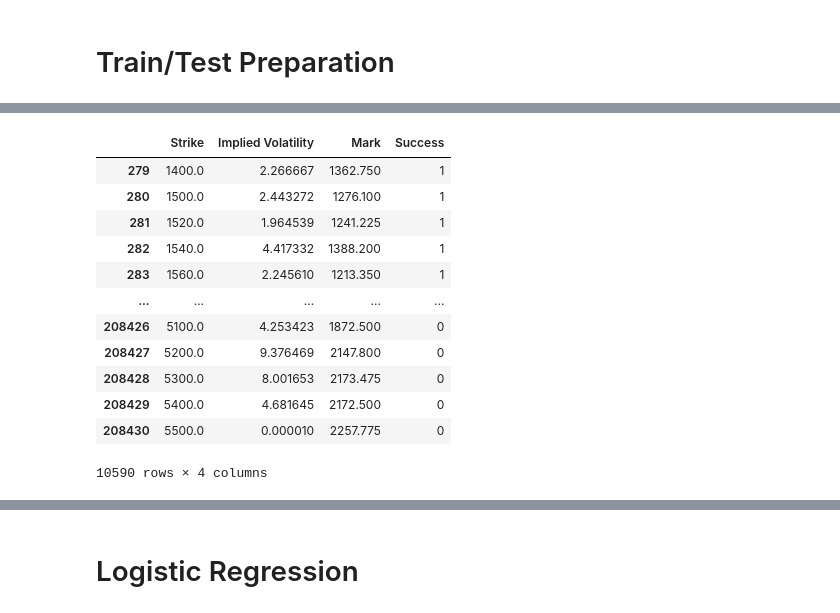
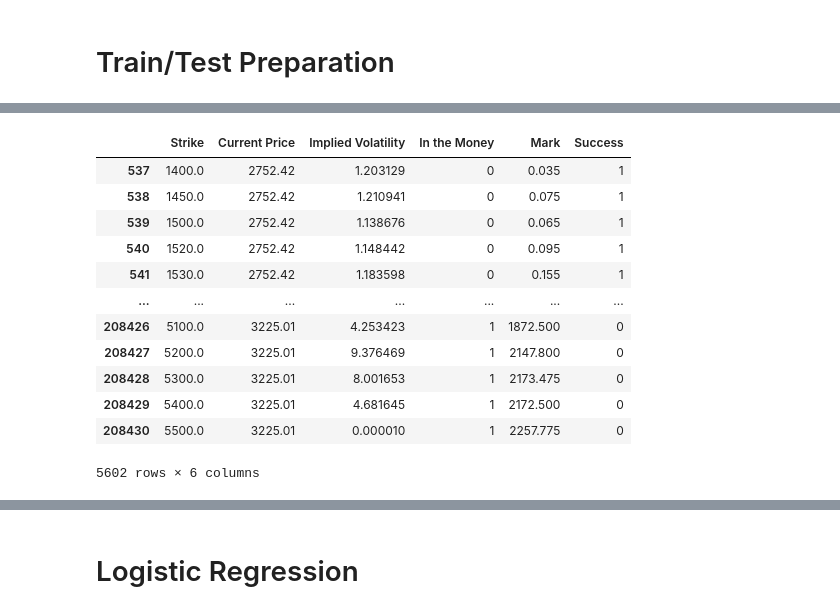
Before and after one commit to andknam/options-reinforcement-learning, a Jupyter notebook: models/classical_models.ipynb, the cells around one changed output, grey strips where cells are left out. Saved outputs shown, nothing was run; the diff lists cells and outputs as text; code cells hidden in the pictures.

```diff
--- a/models/classical_models.ipynb
+++ b/models/classical_models.ipynb
@@ -12,33 +56,43 @@ from sklearn.svm import SVC
 # %%
 # Scraped yahoo data
-options_data_3_18_df = pd.read_csv('yahooData/results/finalData_18.csv', delimiter=',')
+options_data_3_18_df = pd.read_csv('../yahooData/results/finalData_18.csv', delimiter=',')
 
+'''
+I didn't use DaysToExpiration for the interim report
+'''
 # add a new column for the difference of the date to expiration date
-options_data_3_18_df['Record Time'] = pd.to_datetime(options_data_3_18_df['Record Time'])
-options_data_3_18_df['Expiration Date'] = pd.to_datetime(options_data_3_18_df['Expiration Date'])
-options_data_3_18_df['DaysToExpiration'] = options_data_3_18_df['Expiration Date'] - options_data_3_18_df['Record Time']
-options_data_3_18_df['DaysToExpiration'] = options_data_3_18_df['DaysToExpiration'].dt.days + 1
+# options_data_3_18_df['Record Time'] = pd.to_datetime(options_data_3_18_df['Record Time'])
+# options_data_3_18_df['Expiration Date'] = pd.to_datetime(options_data_3_18_df['Expiration Date'])
+# options_data_3_18_df['DaysToExpiration'] = options_data_3_18_df['Expiration Date'] - options_data_3_18_df['Record Time']
+# options_data_3_18_df['DaysToExpiration'] = options_data_3_18_df['DaysToExpiration'].dt.days + 1
 
 # Let's take a look at amzn calls and puts
 amzn_options_data_3_18_df = options_data_3_18_df[options_data_3_18_df.Symbol=='AMZN']
-# amzn_options_data_3_18_df = amzn_options_data_3_18_df[amzn_options_data_3_18_df.Call==True]
-amzn_options_data_3_18_df = amzn_options_data_3_18_df.drop(columns=['Symbol','Expiration Date', 'Sector', 'Industry', 'Record Time', 'Profit', 'Current Price', 'Call',
-                                                                    'In the Money', 'DaysToExpiration'])
-# amzn_options_data_3_18_df = amzn_options_data_3_18_df.replace({'In the Money': {'True':1,'False':0}})
-# amzn_options_data_3_18_df = amzn_options_data_3_18_df.replace({'Call': {True:1,False:0}})
+amzn_options_data_3_18_df = amzn_options_data_3_18_df.replace({'In the Money': {'True':1,'False':0}})
+amzn_options_data_3_18_df = amzn_options_data_3_18_df.replace({'Call': {True:1,False:0}})
+
+# if we want to choose puts or calls only
+is_call = False
+amzn_options_data_3_18_df = amzn_options_data_3_18_df[amzn_options_data_3_18_df.Call==is_call]
+
+# columns to drop for our input feature vector
+# drop 'Call' if ignoring call/put, choosing calls, choosing puts
+columns = ['Symbol','Expiration Date', 'Sector', 'Industry', 'Record Time', 'Profit', 'Call']
+amzn_options_data_3_18_df = amzn_options_data_3_18_df.drop(columns=columns)
+
 amzn_options_data_3_18_df
 # %% [output]
-|  | Strike | Implied Volatility | Mark | Success |
-| 279 | 1400.0 | 2.266667 | 1362.750 | 1 |
-| 280 | 1500.0 | 2.443272 | 1276.100 | 1 |
-| 281 | 1520.0 | 1.964539 | 1241.225 | 1 |
-| 282 | 1540.0 | 4.417332 | 1388.200 | 1 |
-| 283 | 1560.0 | 2.245610 | 1213.350 | 1 |
-| ... | ... | ... | ... | ... |
-| 208426 | 5100.0 | 4.253423 | 1872.500 | 0 |
-| 208427 | 5200.0 | 9.376469 | 2147.800 | 0 |
-| 208428 | 5300.0 | 8.001653 | 2173.475 | 0 |
-| 208429 | 5400.0 | 4.681645 | 2172.500 | 0 |
-| 208430 | 5500.0 | 0.000010 | 2257.775 | 0 |
+|  | Strike | Current Price | Implied Volatility | In the Money | Mark | Success |
+| 537 | 1400.0 | 2752.42 | 1.203129 | 0 | 0.035 | 1 |
+| 538 | 1450.0 | 2752.42 | 1.210941 | 0 | 0.075 | 1 |
+| 539 | 1500.0 | 2752.42 | 1.138676 | 0 | 0.065 | 1 |
+| 540 | 1520.0 | 2752.42 | 1.148442 | 0 | 0.095 | 1 |
+| 541 | 1530.0 | 2752.42 | 1.183598 | 0 | 0.155 | 1 |
+| ... | ... | ... | ... | ... | ... | ... |
+| 208426 | 5100.0 | 3225.01 | 4.253423 | 1 | 1872.500 | 0 |
+| 208427 | 5200.0 | 3225.01 | 9.376469 | 1 | 2147.800 | 0 |
+| 208428 | 5300.0 | 3225.01 | 8.001653 | 1 | 2173.475 | 0 |
+| 208429 | 5400.0 | 3225.01 | 4.681645 | 1 | 2172.500 | 0 |
+| 208430 | 5500.0 | 3225.01 | 0.000010 | 1 | 2257.775 | 0 |
-10590 rows × 4 columns
+5602 rows × 6 columns
 # %%
```
Also changed, not shown: parts of 12 cells of this notebook.
